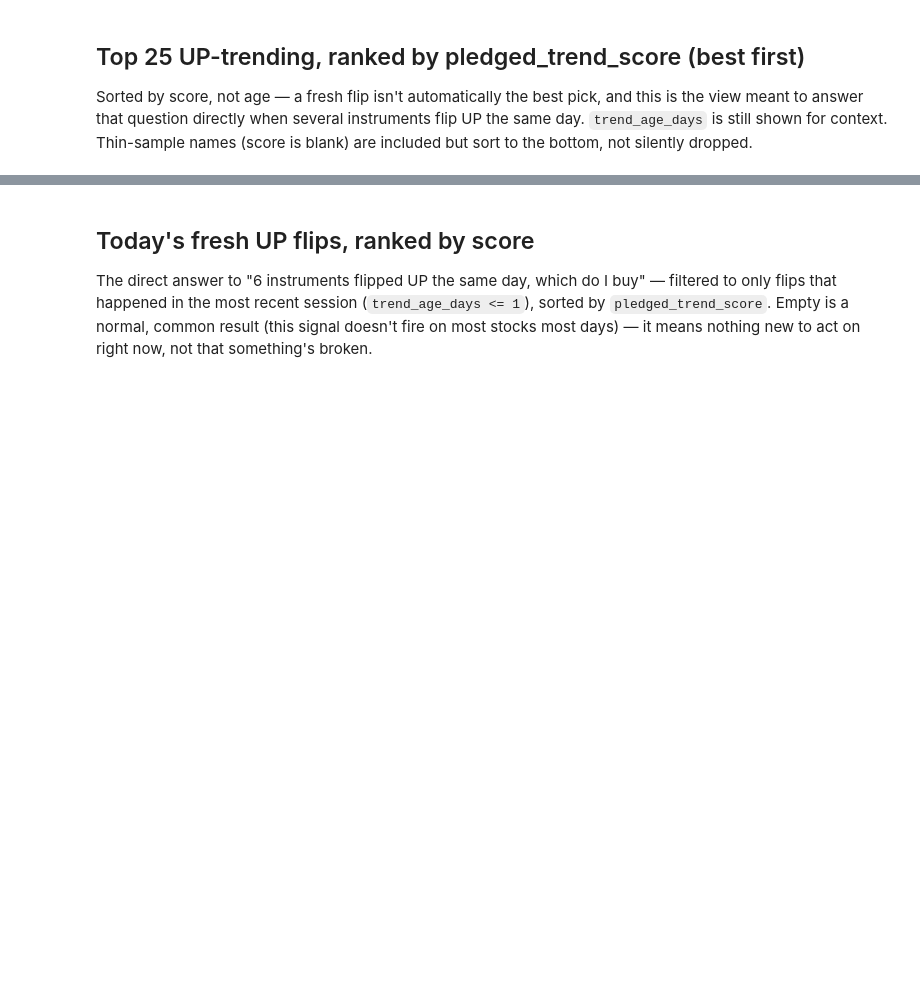
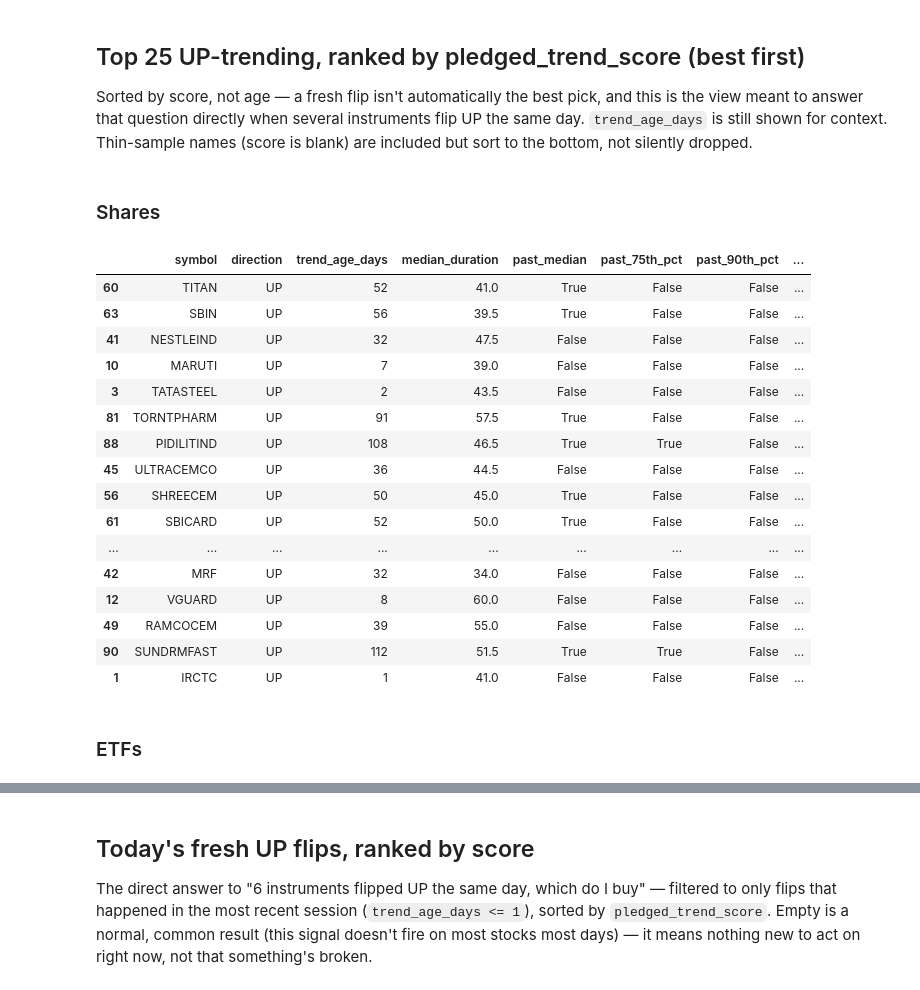
Before and after one commit to HARSHXCODE27/Quant, a Jupyter notebook: notebooks/14_pledged_1d_live_screener.ipynb, the cells around one changed output, grey strips where cells are left out. Saved outputs shown, nothing was run; the diff lists cells and outputs as text; code cells hidden in the pictures; blank space fills up the shorter version.

```diff
--- a/notebooks/14_pledged_1d_live_screener.ipynb
+++ b/notebooks/14_pledged_1d_live_screener.ipynb
@@ -181,6 +181,33 @@ etf_status
 ## Top 25 UP-trending, ranked by pledged_trend_score (best first)
 
 Sorted by score, not age — a fresh flip isn't automatically the best pick, and this is the view meant to answer that question directly when several instruments flip UP the same day. `trend_age_days` is still shown for context. Thin-sample names (score is blank) are included but sort to the bottom, not silently dropped.
+# %% [markdown]
+### Shares
+# %%
+top25_shares_up = shares_status[shares_status["direction"] == "UP"].sort_values(
+    "pledged_trend_score", ascending=False, na_position="last"
+).head(25)
+top25_shares_up
+# %% [output]
+|  | symbol | direction | trend_age_days | median_duration | past_median | past_75th_pct | past_90th_pct | ... |
+| 60 | TITAN | UP | 52 | 41.0 | True | False | False | ... |
+| 63 | SBIN | UP | 56 | 39.5 | True | False | False | ... |
+| 41 | NESTLEIND | UP | 32 | 47.5 | False | False | False | ... |
+| 10 | MARUTI | UP | 7 | 39.0 | False | False | False | ... |
+| 3 | TATASTEEL | UP | 2 | 43.5 | False | False | False | ... |
+| 81 | TORNTPHARM | UP | 91 | 57.5 | True | False | False | ... |
+| 88 | PIDILITIND | UP | 108 | 46.5 | True | True | False | ... |
+| 45 | ULTRACEMCO | UP | 36 | 44.5 | False | False | False | ... |
+| 56 | SHREECEM | UP | 50 | 45.0 | True | False | False | ... |
+| 61 | SBICARD | UP | 52 | 50.0 | True | False | False | ... |
+| ... | ... | ... | ... | ... | ... | ... | ... | ... |
+| 42 | MRF | UP | 32 | 34.0 | False | False | False | ... |
+| 12 | VGUARD | UP | 8 | 60.0 | False | False | False | ... |
+| 49 | RAMCOCEM | UP | 39 | 55.0 | False | False | False | ... |
+| 90 | SUNDRMFAST | UP | 112 | 51.5 | True | True | False | ... |
+| 1 | IRCTC | UP | 1 | 41.0 | False | False | False | ... |
+# %% [markdown]
+### ETFs
 # %%
 top25_etf_up = etf_status[etf_status["direction"] == "UP"].sort_values(
     "pledged_trend_score", ascending=False, na_position="last"
```
Also changed, not shown: parts of 5 cells of this notebook, 28 other files.
